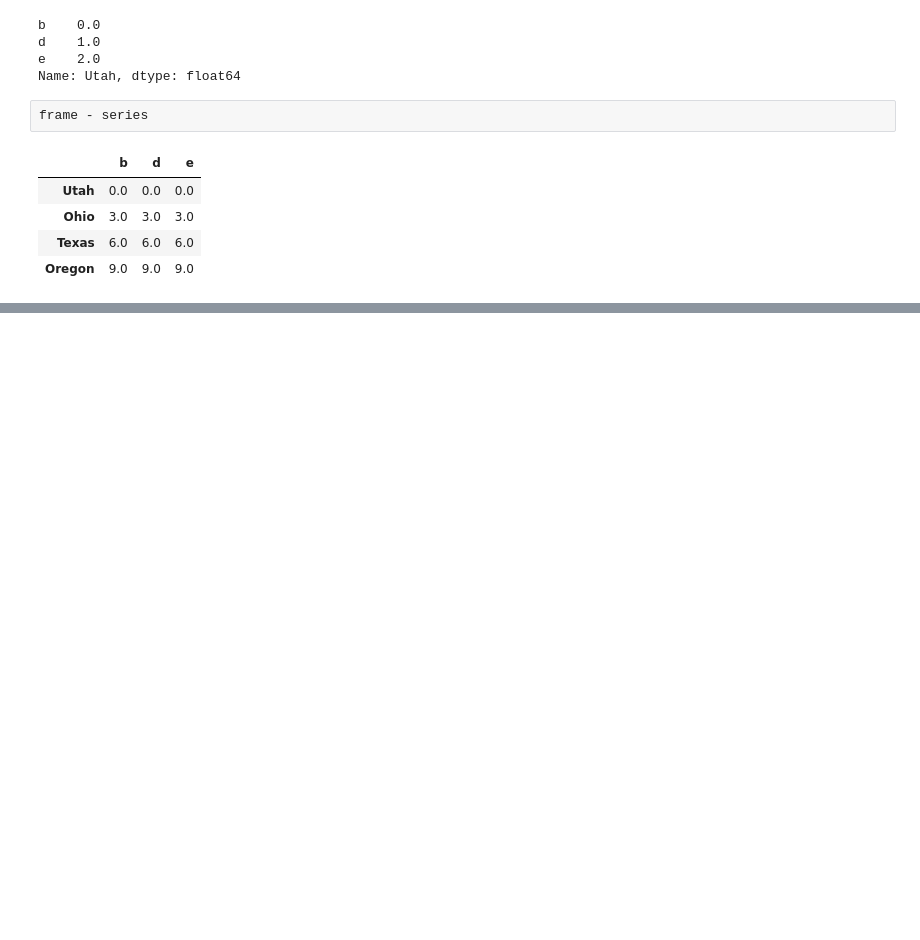
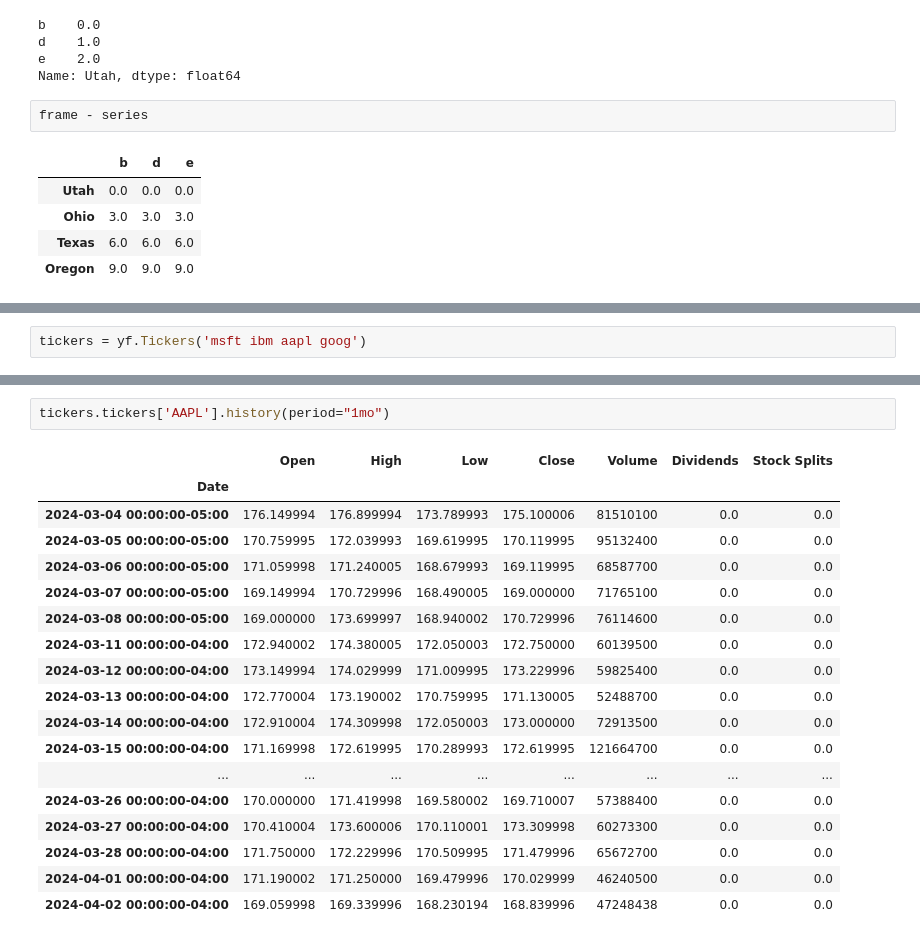
Before and after one commit to nathaneckel/WesCh5, a Jupyter notebook: Chapter5WorkAlong_v02.ipynb, the cells around one changed output, grey strips where cells are left out. Cells and saved outputs as stored; diff of their text form; blank space fills up the shorter version.

```diff
--- a/Chapter5WorkAlong_v02.ipynb
+++ b/Chapter5WorkAlong_v02.ipynb
@@ -970,0 +1374,2 @@ frame - series
+# %%
+tickers = yf.Tickers('msft ibm aapl goog')
@@ -970,0 +1396,21 @@ frame - series
+# %%
+tickers.tickers['AAPL'].history(period="1mo")
+# %% [output]
+|  | Open | High | Low | Close | Volume | Dividends | Stock Splits |
+| Date |  |  |  |  |  |  |  |
+| 2024-03-04 00:00:00-05:00 | 176.149994 | 176.899994 | 173.789993 | 175.100006 | 81510100 | 0.0 | 0.0 |
+| 2024-03-05 00:00:00-05:00 | 170.759995 | 172.039993 | 169.619995 | 170.119995 | 95132400 | 0.0 | 0.0 |
+| 2024-03-06 00:00:00-05:00 | 171.059998 | 171.240005 | 168.679993 | 169.119995 | 68587700 | 0.0 | 0.0 |
+| 2024-03-07 00:00:00-05:00 | 169.149994 | 170.729996 | 168.490005 | 169.000000 | 71765100 | 0.0 | 0.0 |
+| 2024-03-08 00:00:00-05:00 | 169.000000 | 173.699997 | 168.940002 | 170.729996 | 76114600 | 0.0 | 0.0 |
+| 2024-03-11 00:00:00-04:00 | 172.940002 | 174.380005 | 172.050003 | 172.750000 | 60139500 | 0.0 | 0.0 |
+| 2024-03-12 00:00:00-04:00 | 173.149994 | 174.029999 | 171.009995 | 173.229996 | 59825400 | 0.0 | 0.0 |
+| 2024-03-13 00:00:00-04:00 | 172.770004 | 173.190002 | 170.759995 | 171.130005 | 52488700 | 0.0 | 0.0 |
+| 2024-03-14 00:00:00-04:00 | 172.910004 | 174.309998 | 172.050003 | 173.000000 | 72913500 | 0.0 | 0.0 |
+| 2024-03-15 00:00:00-04:00 | 171.169998 | 172.619995 | 170.289993 | 172.619995 | 121664700 | 0.0 | 0.0 |
+| ... | ... | ... | ... | ... | ... | ... | ... |
+| 2024-03-26 00:00:00-04:00 | 170.000000 | 171.419998 | 169.580002 | 169.710007 | 57388400 | 0.0 | 0.0 |
+| 2024-03-27 00:00:00-04:00 | 170.410004 | 173.600006 | 170.110001 | 173.309998 | 60273300 | 0.0 | 0.0 |
+| 2024-03-28 00:00:00-04:00 | 171.750000 | 172.229996 | 170.509995 | 171.479996 | 65672700 | 0.0 | 0.0 |
+| 2024-04-01 00:00:00-04:00 | 171.190002 | 171.250000 | 169.479996 | 170.029999 | 46240500 | 0.0 | 0.0 |
+| 2024-04-02 00:00:00-04:00 | 169.059998 | 169.339996 | 168.230194 | 168.839996 | 47248438 | 0.0 | 0.0 |
```
Also changed, not shown: parts of 68 cells of this notebook.
